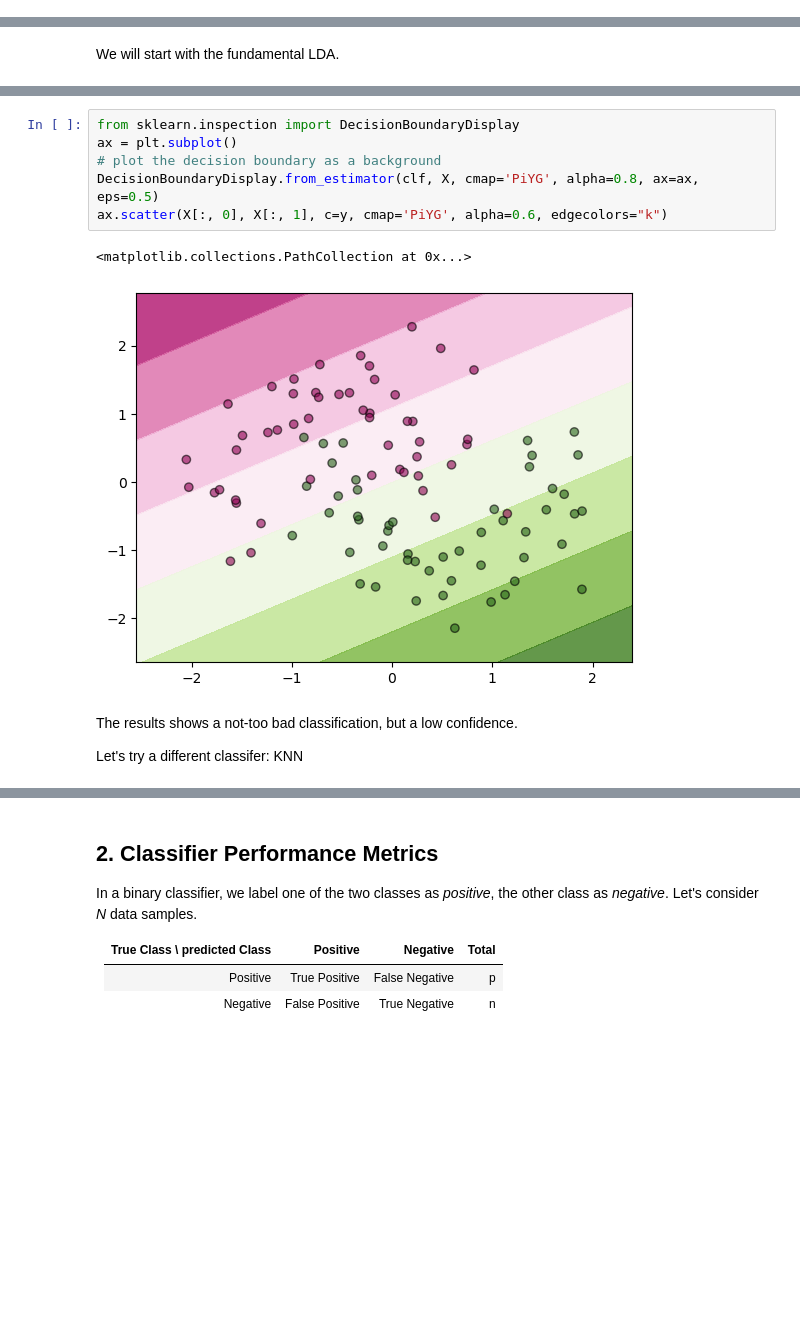
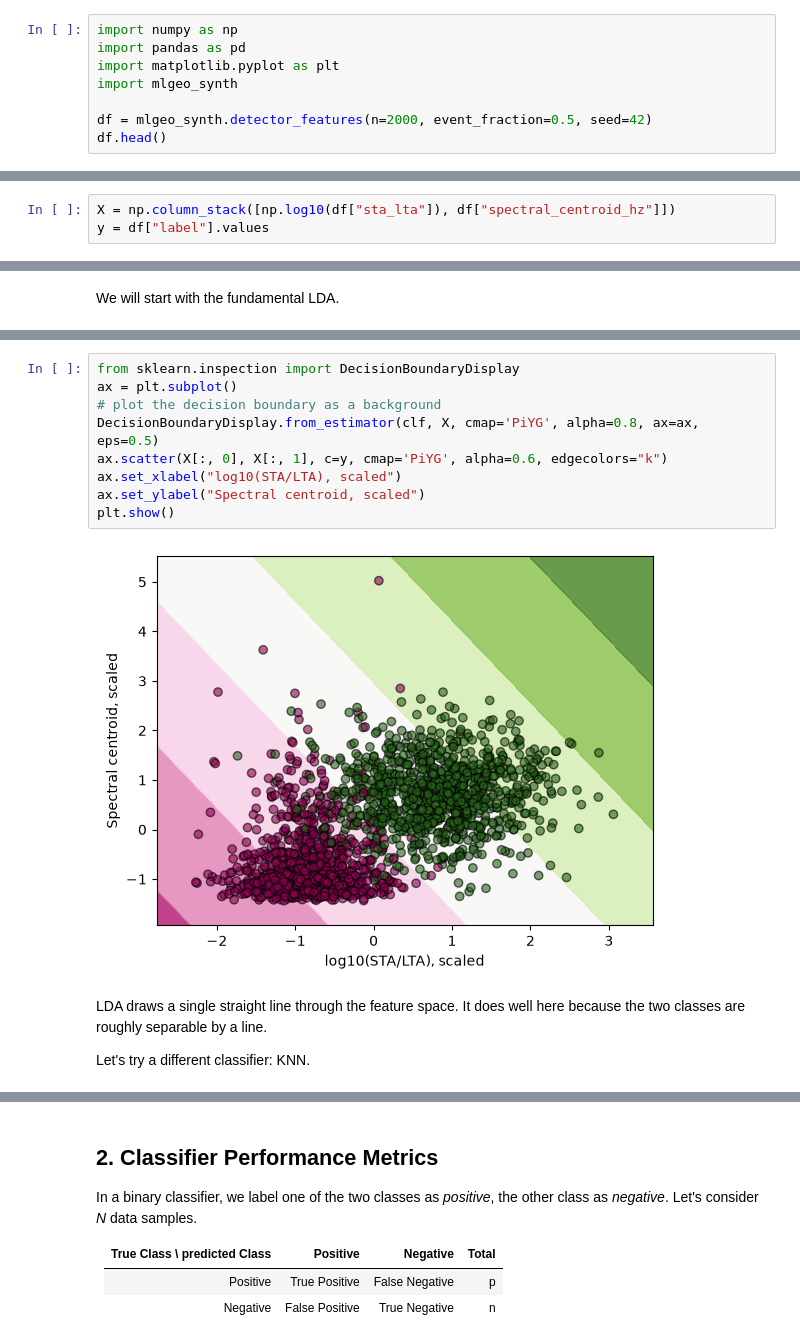
Before and after one commit to geo-smart/mlgeo-book, a Jupyter notebook: book/Chapter3-MachineLearning/3.4_binary_classification.ipynb, the cells around one changed output, grey strips where cells are left out. Saved outputs shown, nothing was run; the diff lists cells and outputs as text; blank space fills up the shorter version.

```diff
--- a/book/Chapter3-MachineLearning/3.4_binary_classification.ipynb
+++ b/book/Chapter3-MachineLearning/3.4_binary_classification.ipynb
@@ -40,0 +16,8 @@ plt.scatter(X[:,0],X[:,1],c=y, cmap='PiYG', edgecolors="k");plt.grid(True)
+# %%
+import numpy as np
+import pandas as pd
+import matplotlib.pyplot as plt
+import mlgeo_synth
+
+df = mlgeo_synth.detector_features(n=2000, event_fraction=0.5, seed=42)
+df.head()
@@ -40,0 +47,3 @@ plt.scatter(X[:,0],X[:,1],c=y, cmap='PiYG', edgecolors="k");plt.grid(True)
+# %%
+X = np.column_stack([np.log10(df["sta_lta"]), df["spectral_centroid_hz"]])
+y = df["label"].values
@@ -63,14 +83,16 @@ The mean accuracy on the given test and labels is 0.875000
 # %%
 from sklearn.inspection import DecisionBoundaryDisplay
 ax = plt.subplot()
 # plot the decision boundary as a background
 DecisionBoundaryDisplay.from_estimator(clf, X, cmap='PiYG', alpha=0.8, ax=ax, eps=0.5)
 ax.scatter(X[:, 0], X[:, 1], c=y, cmap='PiYG', alpha=0.6, edgecolors="k")
+ax.set_xlabel("log10(STA/LTA), scaled")
+ax.set_ylabel("Spectral centroid, scaled")
+plt.show()
 # %% [output]
-<matplotlib.collections.PathCollection at 0x...>
-[figure, old version]
+[figure, new version]
-# %% [markdown]
-The results shows a not-too bad classification, but a low confidence.
-
-Let's try a different classifer: KNN
+# %% [markdown]
+LDA draws a single straight line through the feature space. It does well here because the two classes are roughly separable by a line.
+
+Let's try a different classifier: KNN.
 # %%
```
Also changed, not shown: parts of 40 cells of this notebook, 12 other files.
